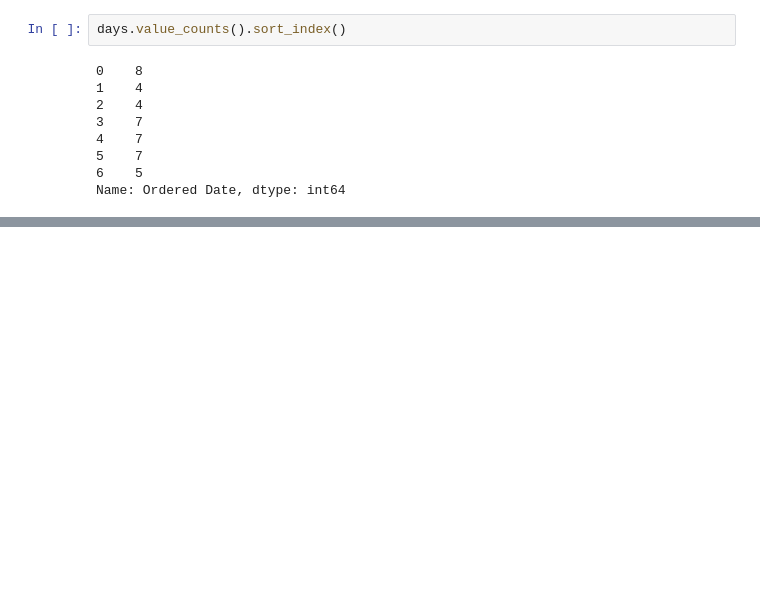
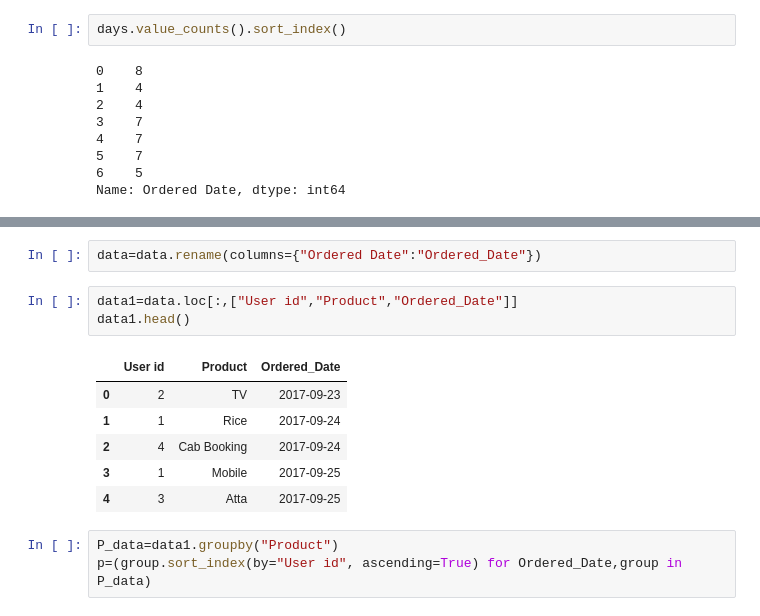
Before and after one commit to sindhushap/My_First_project1, a Jupyter notebook: Data_science.ipynb, the cells around one changed output, grey strips where cells are left out. Cells and saved outputs as stored; diff of their text form; blank space fills up the shorter version.

```diff
--- a/Data_science.ipynb
+++ b/Data_science.ipynb
@@ -313,0 +412,15 @@ days.value_counts().sort_index().plot(kind="bar")
+# %%
+data=data.rename(columns={"Ordered Date":"Ordered_Date"})
+# %%
+data1=data.loc[:,["User id","Product","Ordered_Date"]]
+data1.head()
+# %% [output]
+|  | User id | Product | Ordered_Date |
+| 0 | 2 | TV | 2017-09-23 |
+| 1 | 1 | Rice | 2017-09-24 |
+| 2 | 4 | Cab Booking | 2017-09-24 |
+| 3 | 1 | Mobile | 2017-09-25 |
+| 4 | 3 | Atta | 2017-09-25 |
+# %%
+P_data=data1.groupby("Product")
+p=(group.sort_index(by="User id", ascending=True) for Ordered_Date,group in P_data)
```
Also changed, not shown: parts of 14 cells of this notebook.
